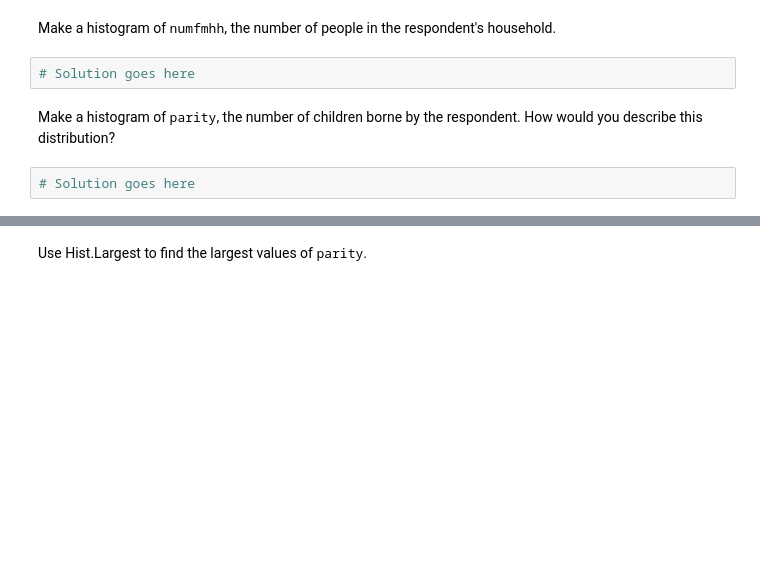
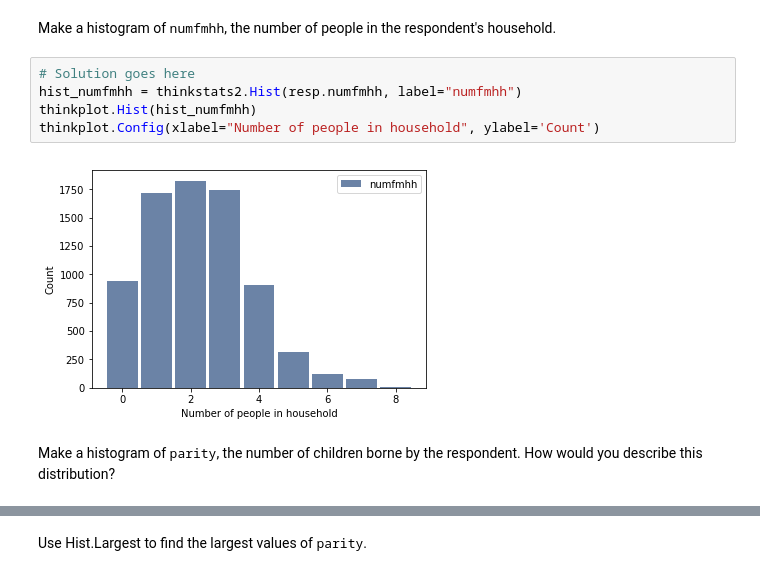
Before and after one commit to sameerank/ThinkStats2, a Jupyter notebook: code/chap02ex.ipynb, the cells around one changed output, grey strips where cells are left out. Drawn from its saved outputs; the diff is of its cells as text; blank space fills up the shorter version.

```diff
--- a/code/chap02ex.ipynb
+++ b/code/chap02ex.ipynb
@@ -268,8 +293,11 @@ Make a histogram of <tt>age_r</tt>, the respondent's age at the time of intervie
 # %% [markdown]
 Make a histogram of <tt>numfmhh</tt>, the number of people in the respondent's household.
-# %%
-# Solution goes here
+# %%
+# Solution goes here
+hist_numfmhh = thinkstats2.Hist(resp.numfmhh, label="numfmhh")
+thinkplot.Hist(hist_numfmhh)
+thinkplot.Config(xlabel="Number of people in household", ylabel='Count')
+# %% [output]
+[figure, added]
 # %% [markdown]
 Make a histogram of <tt>parity</tt>, the number of children borne by the respondent.  How would you describe this distribution?
-# %%
-# Solution goes here
```
Also changed, not shown: parts of 16 cells of this notebook.
